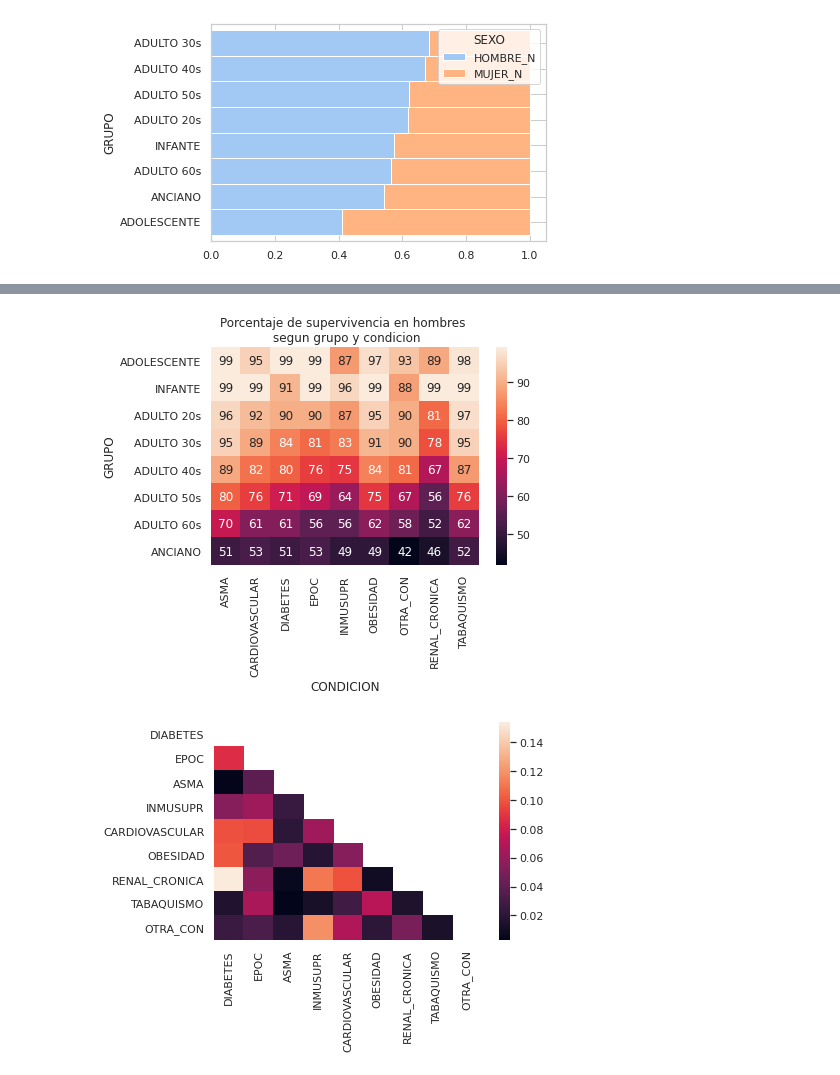
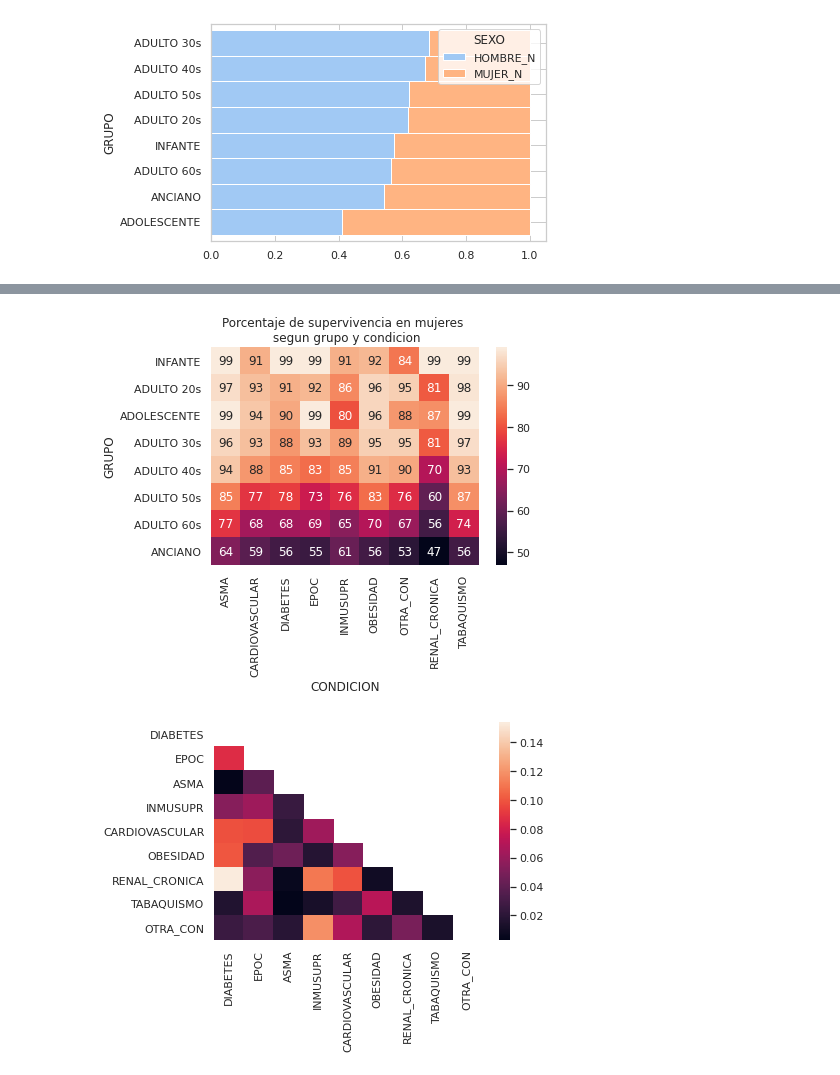
Before and after one commit to apconzuelo/PTSCpy, a Jupyter notebook: factores_de_riesgo_covid_en_m_xico.ipynb, the cells around one changed output, grey strips where cells are left out. Saved outputs shown, nothing was run; the diff lists cells and outputs as text; code cells hidden in the pictures.

```diff
--- a/factores_de_riesgo_covid_en_m_xico.ipynb
+++ b/factores_de_riesgo_covid_en_m_xico.ipynb
@@ -45,0 +36,5 @@ general = general[general['RESULTADO'] == True]
+# %%
+ent_dict = entidades.to_dict()['ENTIDAD_FEDERATIVA']
+#estado_totales.reset_index().info()
+#estado_totales.reset_index().replace({'ENTIDAD_UM': ent_dict}).head()
+ent_dict[8]
@@ -46,3 +43,5 @@ general = general[general['RESULTADO'] == True]
+# %%
+general[estados] = general[estados].replace(ent_dict)
 # %%
 edad = general.EDAD
 nacionalidad = general.NACIONALIDAD
@@ -51,4 +50,5 @@ for column in general.iloc[:, 9:24].columns.values.tolist():
                            97:np.nan, 98:np.nan,
                           99:np.nan})
 general.EDAD = edad
-general.NACIONALIDAD = nacionalidad
+general.NACIONALIDAD = nacionalidad.replace({'NO ESPECIFICADO': 'EXTRANJERA',
+                                             'EXTRANJERA': 'MEXICANA'})
@@ -171,8 +191,11 @@ factores = ['ESTADO', 'GRUPO', 'SEXO', 'DIABETES', 'EPOC', 'ASMA',
 factores_df = general[factores]
 factores_df.index.name = 'ID'
 factores_df = factores_df.replace({np.nan:False})
-factores_df = factores_df.assign(SANO         = lambda x: ~x.iloc[:, 3:12].any(axis = 1))
+factores_df = factores_df.assign(
+    SANO = lambda x: ~x.iloc[:, 3:12].any(axis = 1))
+
 factores_df['ANTECEDENTES'] = ~factores_df.SANO
+factores_df = factores_df.replace({True:1, False:0})
 factores_df.head()
 # %% [output]
 |  | ESTADO | GRUPO | SEXO | DIABETES | EPOC | ASMA | INMUSUPR | CARDIOVASCULAR | OBESIDAD | ... |
@@ -235,11 +280,11 @@ plt.show()
 # %%
 mapa_cuadrado('CONDICION', 'GRUPO', 'TASA',
-              data = filter_drop(sup_condiciones, 'SEXO', 'HOMBRE'),
+              data = filter_drop(sup_condiciones, 'SEXO', 'MUJER'),
               annot = True, sortby = 'DIABETES')
-plt.title('Porcentaje de supervivencia en hombres \n segun grupo y condicion')
+plt.title('Porcentaje de supervivencia en mujeres \n segun grupo y condicion')
 plt.show()
 # %% [output]
-[figure, old version]
+[figure, new version]
 # %%
 def corr_heatmap(df, method = 'pearson'):
   corr_df = df.corr(method = method)
```
Also changed, not shown: parts of 21 cells of this notebook.
